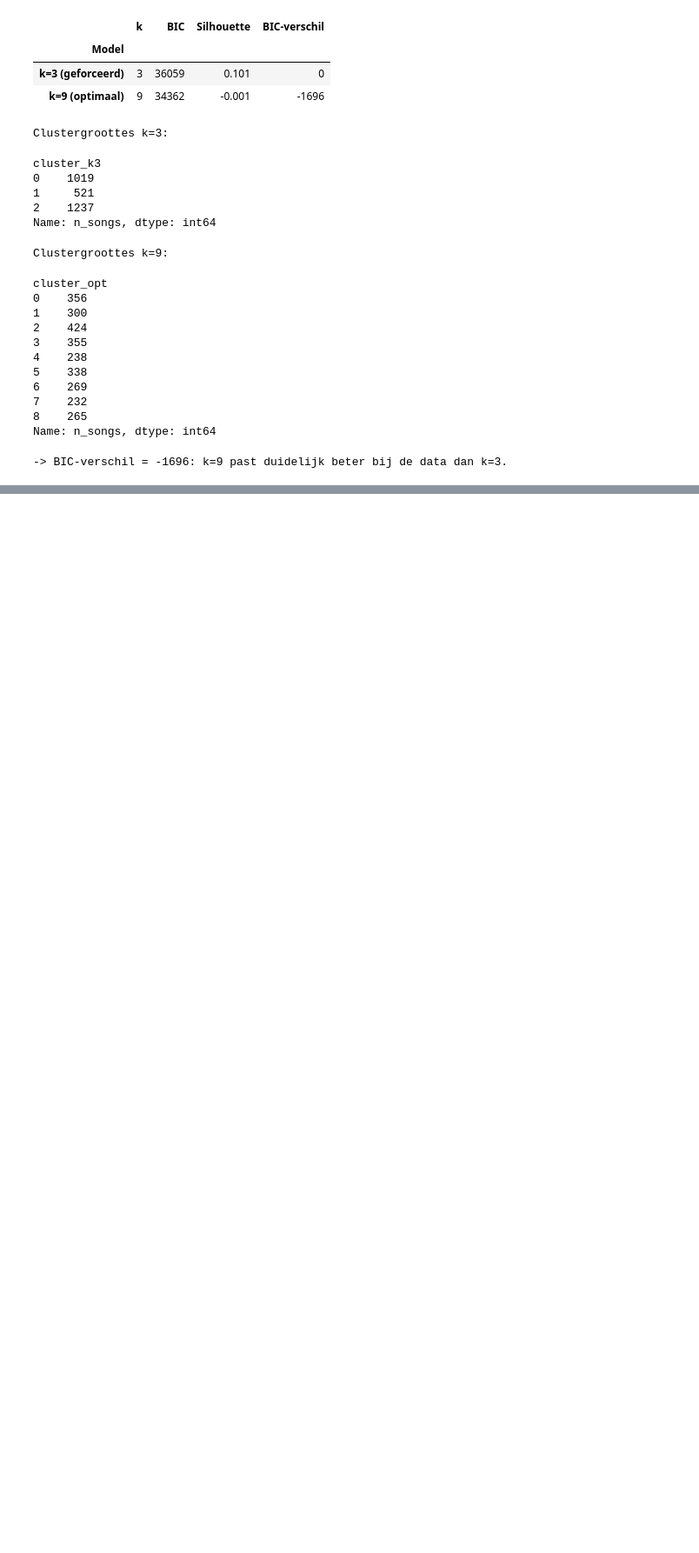
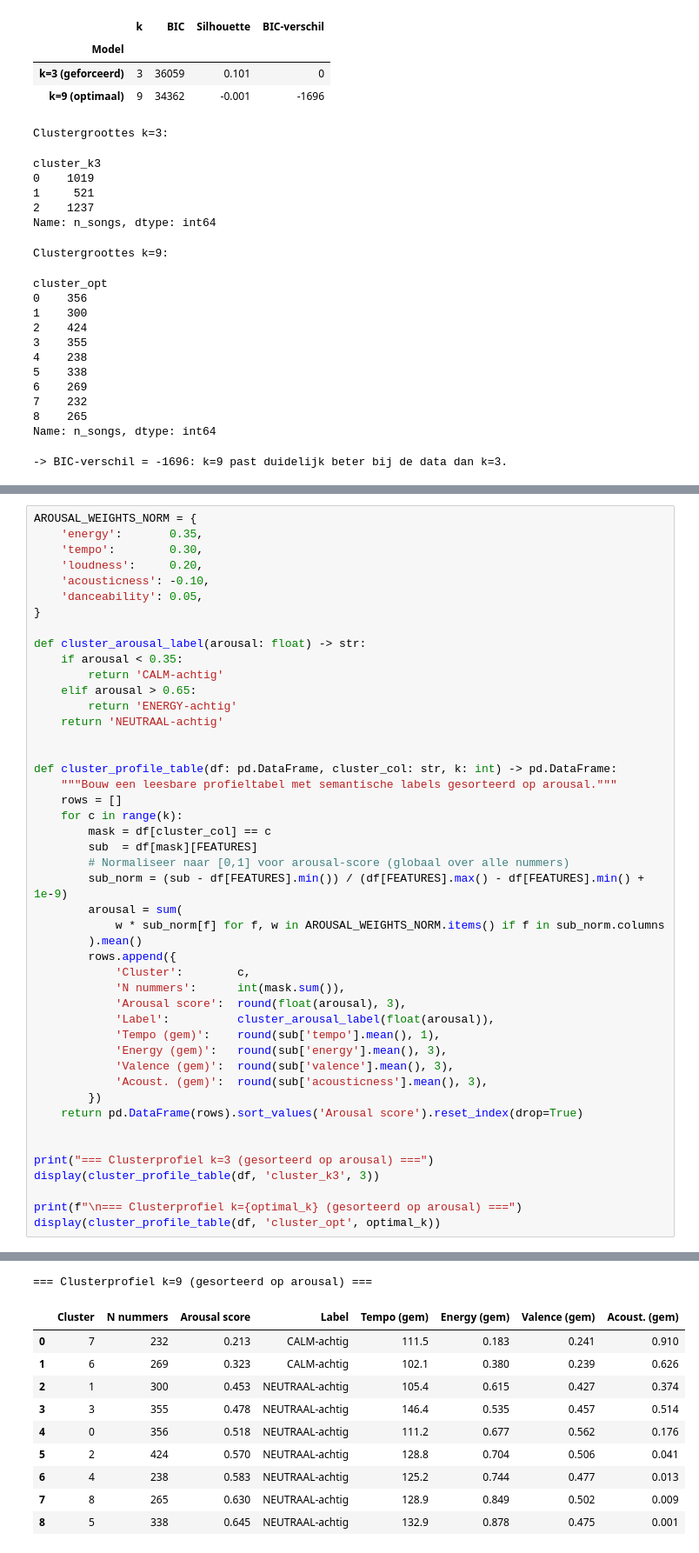
Before and after one commit to astridverschraege/spotify-project, a Jupyter notebook: notebooks/ml/4_music_class_unsupervised.ipynb, the cells around one changed output, grey strips where cells are left out. Shown at 87% size. Drawn from its saved outputs; the diff is of its cells as text; blank space fills up the shorter version.

```diff
--- a/notebooks/ml/4_music_class_unsupervised.ipynb
+++ b/notebooks/ml/4_music_class_unsupervised.ipynb
@@ -610,0 +691,47 @@ Name: n_songs, dtype: int64
+# %%
+AROUSAL_WEIGHTS_NORM = {
+    'energy':       0.35,
+    'tempo':        0.30,
+    'loudness':     0.20,
+    'acousticness': -0.10,
+    'danceability': 0.05,
+}
+
+def cluster_arousal_label(arousal: float) -> str:
+    if arousal < 0.35:
+        return 'CALM-achtig'
+    elif arousal > 0.65:
+        return 'ENERGY-achtig'
+    return 'NEUTRAAL-achtig'
+
+
+def cluster_profile_table(df: pd.DataFrame, cluster_col: str, k: int) -> pd.DataFrame:
+    """Bouw een leesbare profieltabel met semantische labels gesorteerd op arousal."""
+    rows = []
+    for c in range(k):
+        mask = df[cluster_col] == c
+        sub  = df[mask][FEATURES]
+        # Normaliseer naar [0,1] voor arousal-score (globaal over alle nummers)
+        sub_norm = (sub - df[FEATURES].min()) / (df[FEATURES].max() - df[FEATURES].min() + 1e-9)
+        arousal = sum(
+            w * sub_norm[f] for f, w in AROUSAL_WEIGHTS_NORM.items() if f in sub_norm.columns
+        ).mean()
+        rows.append({
+            'Cluster':        c,
+            'N nummers':      int(mask.sum()),
+            'Arousal score':  round(float(arousal), 3),
+            'Label':          cluster_arousal_label(float(arousal)),
+            'Tempo (gem)':    round(sub['tempo'].mean(), 1),
+            'Energy (gem)':   round(sub['energy'].mean(), 3),
+            'Valence (gem)':  round(sub['valence'].mean(), 3),
+            'Acoust. (gem)':  round(sub['acousticness'].mean(), 3),
+        })
+    return pd.DataFrame(rows).sort_values('Arousal score').reset_index(drop=True)
+
+
+print("=== Clusterprofiel k=3 (gesorteerd op arousal) ===")
+display(cluster_profile_table(df, 'cluster_k3', 3))
+
+print(f"\n=== Clusterprofiel k={optimal_k} (gesorteerd op arousal) ===")
+display(cluster_profile_table(df, 'cluster_opt', optimal_k))
+# %% [output]
@@ -610,0 +743,11 @@ Name: n_songs, dtype: int64
+=== Clusterprofiel k=9 (gesorteerd op arousal) ===
+|  | Cluster | N nummers | Arousal score | Label | Tempo (gem) | Energy (gem) | Valence (gem) | Acoust. (gem) |
+| 0 | 7 | 232 | 0.213 | CALM-achtig | 111.5 | 0.183 | 0.241 | 0.910 |
+| 1 | 6 | 269 | 0.323 | CALM-achtig | 102.1 | 0.380 | 0.239 | 0.626 |
+| 2 | 1 | 300 | 0.453 | NEUTRAAL-achtig | 105.4 | 0.615 | 0.427 | 0.374 |
+| 3 | 3 | 355 | 0.478 | NEUTRAAL-achtig | 146.4 | 0.535 | 0.457 | 0.514 |
+| 4 | 0 | 356 | 0.518 | NEUTRAAL-achtig | 111.2 | 0.677 | 0.562 | 0.176 |
+| 5 | 2 | 424 | 0.570 | NEUTRAAL-achtig | 128.8 | 0.704 | 0.506 | 0.041 |
+| 6 | 4 | 238 | 0.583 | NEUTRAAL-achtig | 125.2 | 0.744 | 0.477 | 0.013 |
+| 7 | 8 | 265 | 0.630 | NEUTRAAL-achtig | 128.9 | 0.849 | 0.502 | 0.009 |
+| 8 | 5 | 338 | 0.645 | NEUTRAAL-achtig | 132.9 | 0.878 | 0.475 | 0.001 |
```
Also changed, not shown: parts of 11 cells of this notebook, 14 other files.
